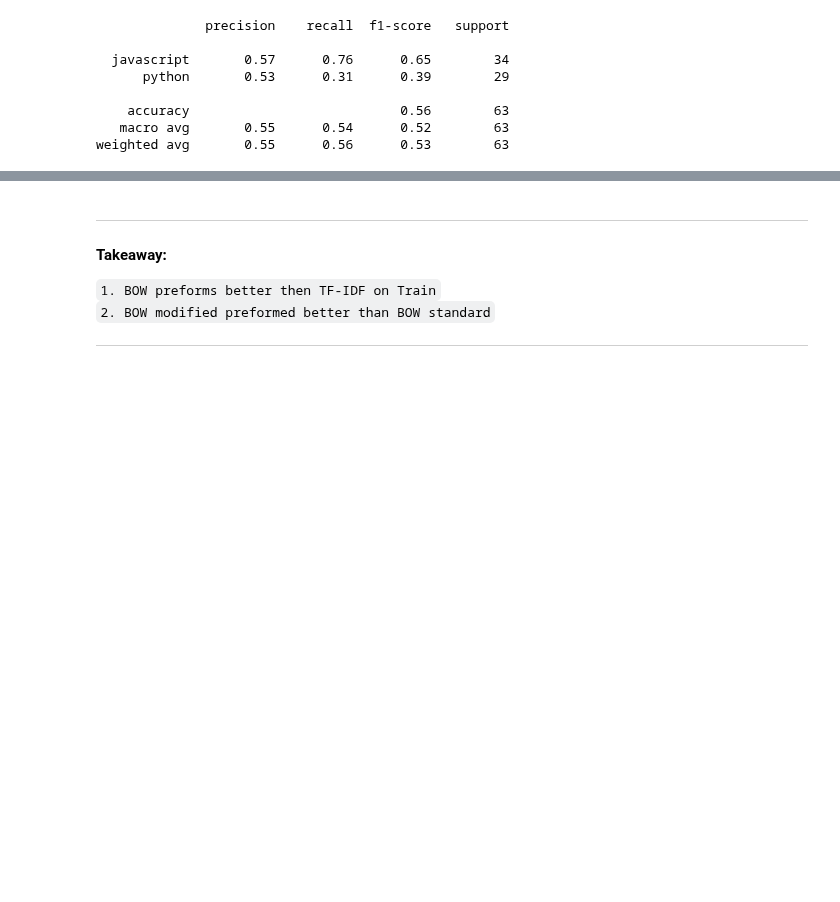
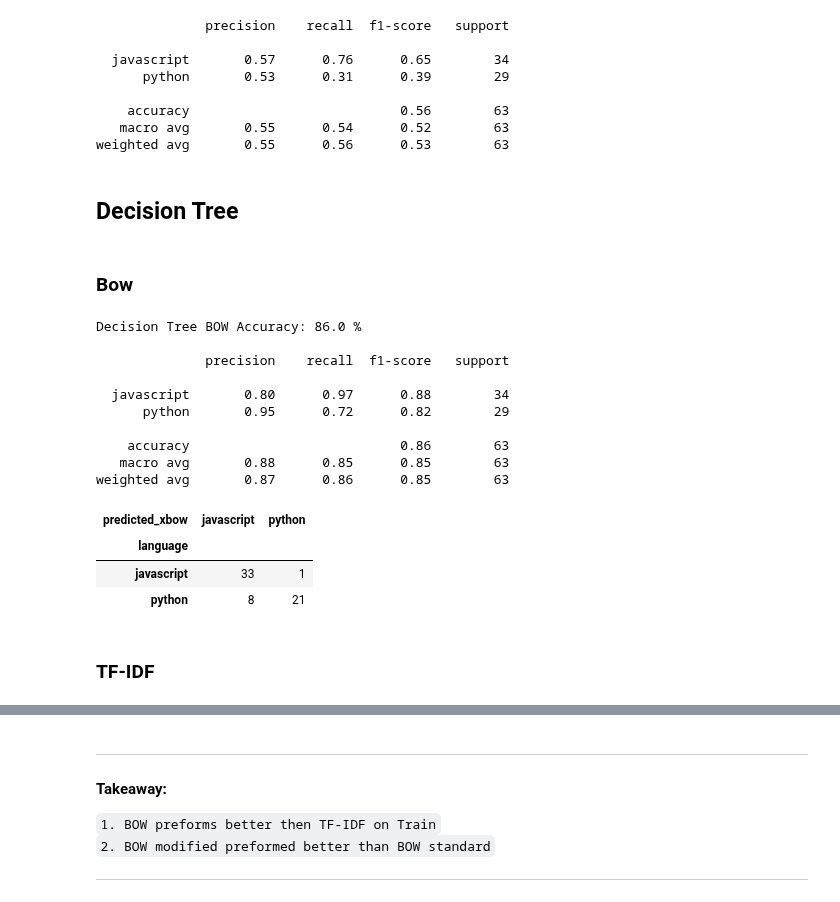
Before and after one commit to AC-Readme/nlp_project, a Jupyter notebook: final_project_notebook.ipynb, the cells around one changed output, grey strips where cells are left out. Saved outputs shown, nothing was run; the diff lists cells and outputs as text; code cells hidden in the pictures; blank space fills up the shorter version.

```diff
--- a/final_project_notebook.ipynb
+++ b/final_project_notebook.ipynb
@@ -764,3 +784,7 @@ print(classification_report(train.language, train.pred_tfidf))
     accuracy                           0.56        63
    macro avg       0.55      0.54      0.52        63
 weighted avg       0.55      0.56      0.53        63
+# %% [markdown]
+## Decision Tree
+# %% [markdown]
+### Bow
@@ -766,0 +795,21 @@ weighted avg       0.55      0.56      0.53        63
+# %%
+print('Decision Tree BOW Accuracy:',accuracy_score(train.language, train.predicted_xbow).round(2)*100, '%','\n')
+print(classification_report(train.language, train.predicted_xbow))
+pd.crosstab(train.language, train.predicted_xbow)
+# %% [output]
+Decision Tree BOW Accuracy: 86.0 %
+
+              precision    recall  f1-score   support
+
+  javascript       0.80      0.97      0.88        34
+      python       0.95      0.72      0.82        29
+
+    accuracy                           0.86        63
+   macro avg       0.88      0.85      0.85        63
+weighted avg       0.87      0.86      0.85        63
+| predicted_xbow | javascript | python |
+| language |  |  |
+| javascript | 33 | 1 |
+| python | 8 | 21 |
+# %% [markdown]
+### TF-IDF
```
Also changed, not shown: parts of 22 cells of this notebook.
